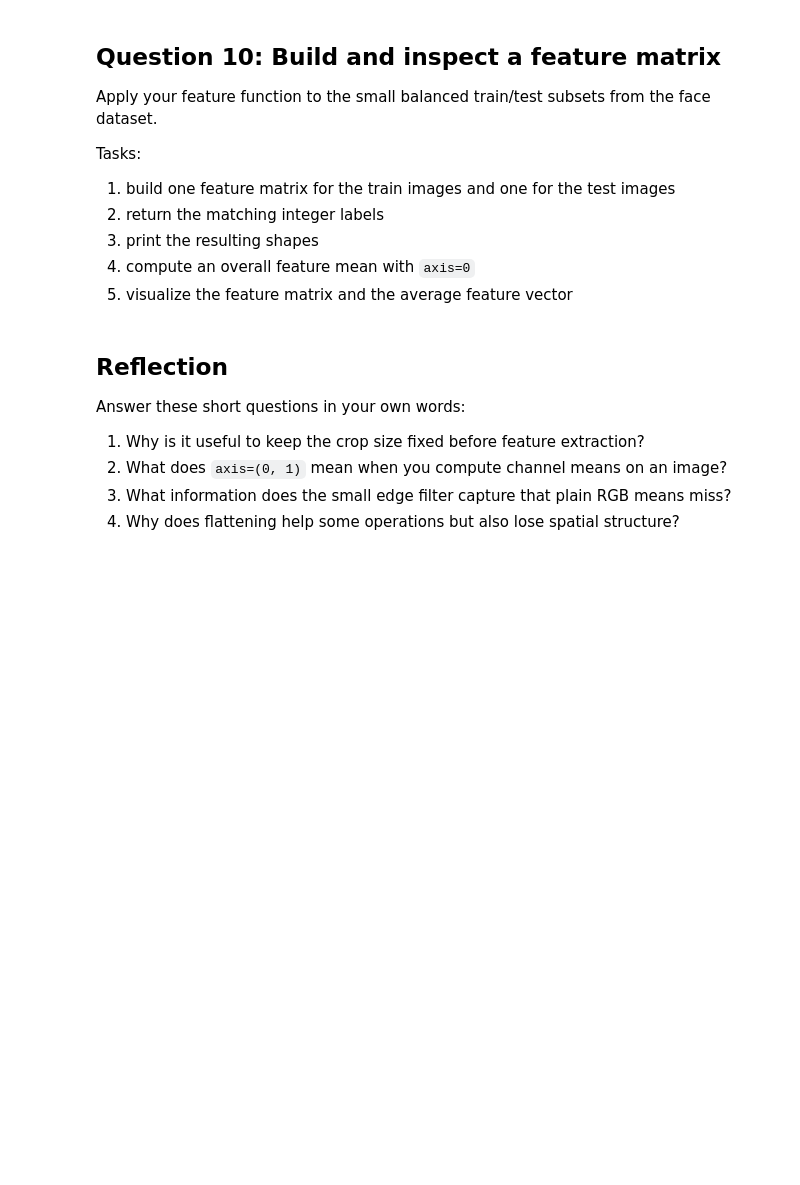
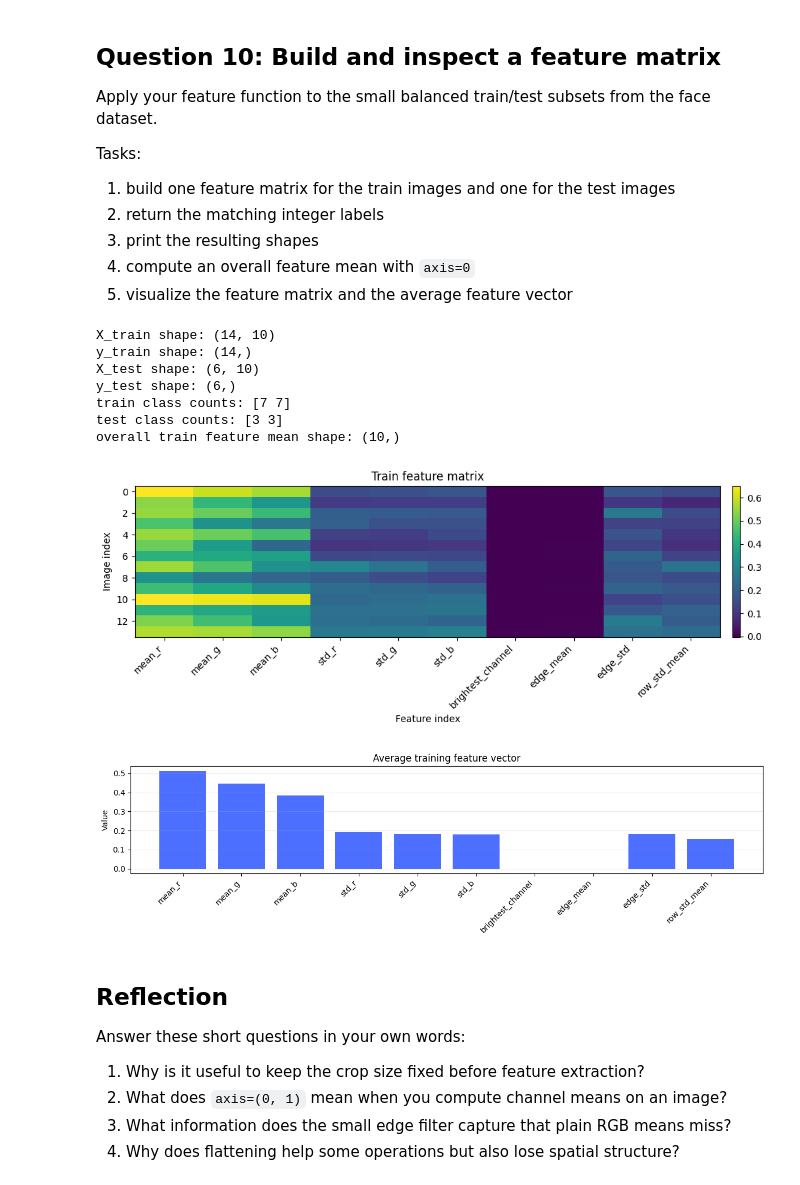
Before and after one commit to vgu-dsai-2026/lab-1-numpy-10423196, a Jupyter notebook: notebook.ipynb, the cells around one changed output. Saved outputs shown, nothing was run; the diff lists cells and outputs as text; code cells hidden in the pictures; blank space fills up the shorter version.

```diff
--- a/notebook.ipynb
+++ b/notebook.ipynb
@@ -437,20 +418,15 @@ def extract_features(image: np.ndarray, kernel: np.ndarray) -> np.ndarray:
     channel_means, brightest_channel = channel_summary(image_float)
     channel_stds = image_float.std(axis=(0, 1)).astype(np.float32)
     filtered = convolve2d_matmul(gray, kernel)
-    filtered_mean = filtered.mean()
-    filtered_std = filtered.std()
     row_std_profile = np.apply_along_axis(np.std, 1, gray)
-    row_std_profile = row_std_profile.mean()
 
-
-    # TODO: use np.concatenate to combine the feature pieces into one float32 vector.
-    print(channel_means[0].shape, channel_means[0])
-    brightest_channel = np.expand_dims(brightest_channel, axis=0)
-    filtered_mean = np.expand_dims(filtered_mean, axis=0)
-    filtered_std = np.expand_dims(filtered_std, axis=0)
-    row_std_profile = np.expand_dims(row_std_profile, axis=0)
-    return np.concatenate((channel_means, channel_stds, brightest_channel, filtered_mean, filtered_std, row_std_profile)).astype(np.float32)
-    raise NotImplementedError("Build one hand-crafted feature vector.")
+    return np.concatenate([
+        channel_means,                              # mean_r, mean_g, mean_b
+        channel_stds,                               # std_r, std_g, std_b
+        np.array([brightest_channel], dtype=np.float32),  # brightest_channel
+        np.array([filtered.mean(), filtered.std()], dtype=np.float32),  # edge_mean, edge_std
+        np.array([row_std_profile.mean()], dtype=np.float32),  # row_std_mean
+    ]).astype(np.float32)
 
 
 sample_features = extract_features(sample_image, EDGE_KERNEL)
@@ -473,6 +448,48 @@ Tasks:
 3. print the resulting shapes
 4. compute an overall feature mean with `axis=0`
 5. visualize the feature matrix and the average feature vector
+# %%
+def build_feature_matrix(paths: list[Path], kernel: np.ndarray) -> tuple[np.ndarray, np.ndarray]:
+    features = [extract_features(load_image_np(p), kernel) for p in paths]
+    labels = [LABEL_TO_INDEX[label_from_path(p)] for p in paths]
+    return np.stack(features).astype(np.float32), np.array(labels, dtype=np.int64)
+
+
+X_train, y_train = build_feature_matrix(train_paths, EDGE_KERNEL)
+X_test, y_test = build_feature_matrix(test_paths, EDGE_KERNEL)
+print("X_train shape:", X_train.shape)
+print("y_train shape:", y_train.shape)
+print("X_test shape:", X_test.shape)
+print("y_test shape:", y_test.shape)
+print("train class counts:", np.bincount(y_train, minlength=2))
+print("test class counts:", np.bincount(y_test, minlength=2))
+
+train_feature_mean = X_train.mean(axis=0)
+print("overall train feature mean shape:", train_feature_mean.shape)
+
+fig, ax = plt.subplots(figsize=(10, 4))
+image = ax.imshow(X_train, aspect="auto", cmap="viridis")
+ax.set_title("Train feature matrix")
+ax.set_xlabel("Feature index")
+ax.set_ylabel("Image index")
+ax.set_xticks(range(len(FEATURE_NAMES)))
+ax.set_xticklabels(FEATURE_NAMES, rotation=45, ha="right")
+fig.colorbar(image, ax=ax, fraction=0.03, pad=0.02)
+fig.tight_layout()
+plt.show()
+
+fig, ax = plot_feature_vector(train_feature_mean, FEATURE_NAMES, title="Average training feature vector")
+plt.show()
+# %% [output]
+X_train shape: (14, 10)
+y_train shape: (14,)
+X_test shape: (6, 10)
+y_test shape: (6,)
+train class counts: [7 7]
+test class counts: [3 3]
+overall train feature mean shape: (10,)
+[figure, added]
+[figure, added]
 # %% [markdown]
 ## Reflection
 
```
Also changed, not shown: parts of 9 cells of this notebook.
